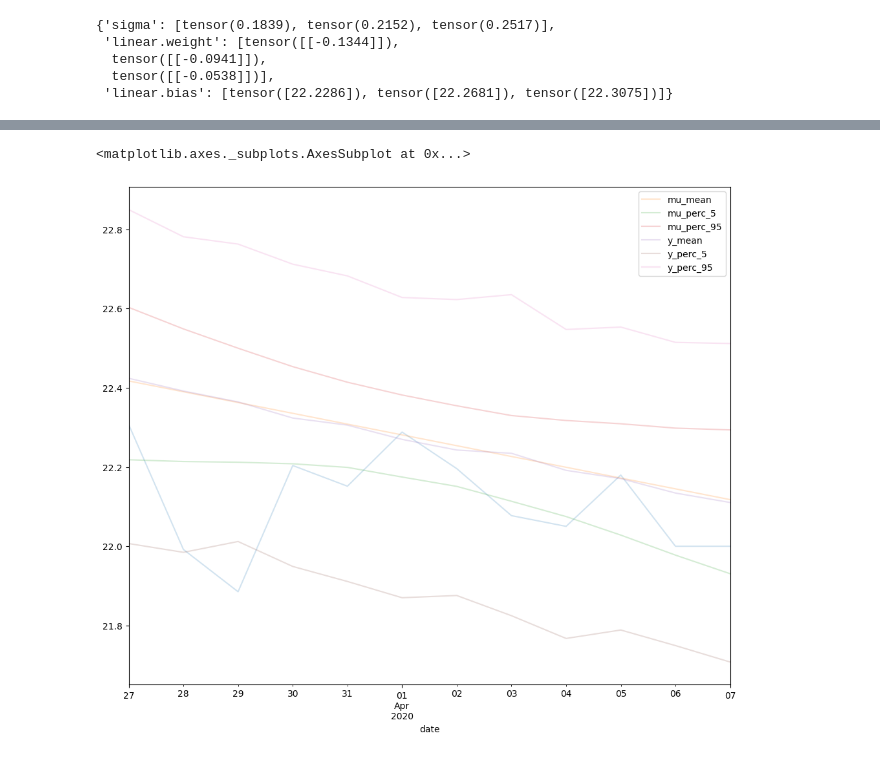
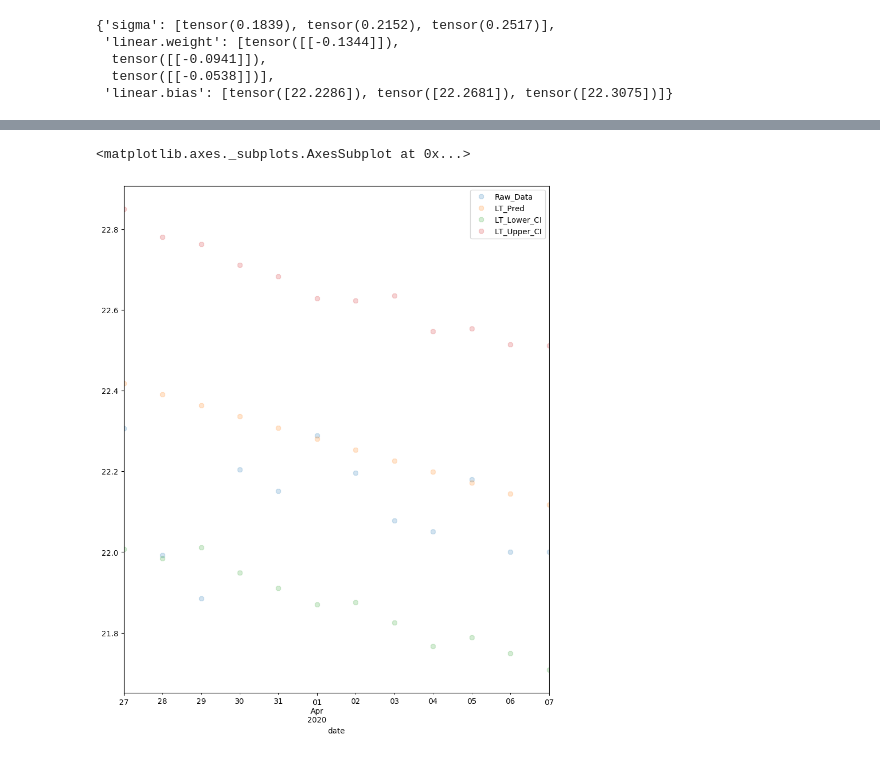
Before and after one commit to nikhilsable/Archived_ML_Projects, a Jupyter notebook: helper_functions/pyro_linear_regression_example.ipynb, the cells around one changed output, grey strips where cells are left out. Cells and saved outputs as stored; diff of their text form; code cells hidden in the pictures.

```diff
--- a/helper_functions/pyro_linear_regression_example.ipynb
+++ b/helper_functions/pyro_linear_regression_example.ipynb
@@ -258,5 +255,8 @@ KeyError: "None of ['date'] are in the columns"
+# %%
+combined_df = predictions[['_Raw_Data', 'mu_mean', 'y_perc_5', 'y_perc_95']]
+combined_df.columns = ['Raw_Data', 'LT_Pred', 'LT_Lower_CI', 'LT_Upper_CI']
 # %%
-predictions.plot(figsize=(10, 12), alpha=0.2, style="8", subplots=True)
+combined_df.plot(figsize=(10, 12), alpha=0.2, style="8")
 # %% [output]
 <matplotlib.axes._subplots.AxesSubplot at 0x...>
-[figure, old version]
+[figure, new version]
```
Also changed, not shown: parts of 5 cells of this notebook, 3 other files.
